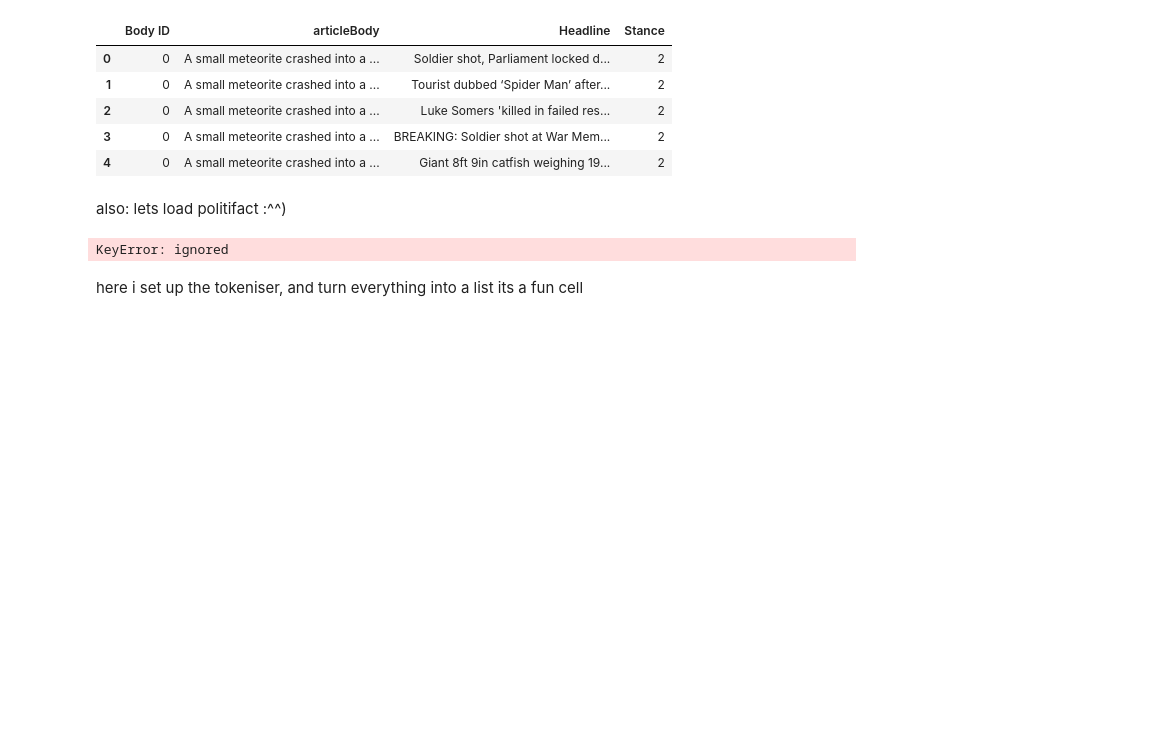
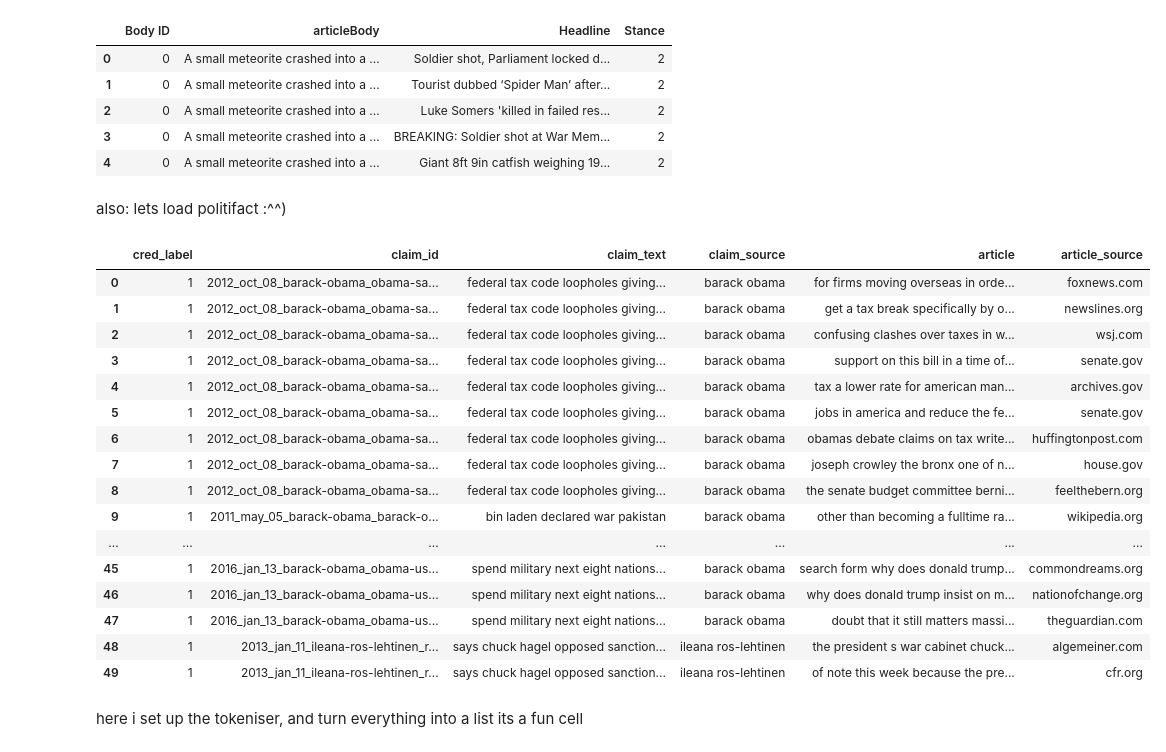
Before and after one commit to PiotrusWatson/level4project, a Jupyter notebook: data/ipynbs/textual_entailment_snli.ipynb, the cells around one changed output. Saved outputs shown, nothing was run; the diff lists cells and outputs as text; code cells hidden in the pictures; blank space fills up the shorter version.

Commit message:
fixed snopes maybe

```diff
--- a/data/ipynbs/textual_entailment_snli.ipynb
+++ b/data/ipynbs/textual_entailment_snli.ipynb
@@ -178,42 +178,56 @@ also: lets load politifact :^^)
 # %%
 facts = pd.read_csv('./PolitiFact/politifact.tsv', delimiter = '\t', names = ['cred_label','claim_id','claim_text','claim_source','article','article_source'])
 facts.head(50)
 snopes = pd.read_csv("./Snopes/snopes.tsv", delimiter= "\t", names=['cred_label','claim_id','claim_text','article','article_source'])
 politi_mapping = {"True": 1, "Half-True": 1, "Mostly True": 1, "Mostly False": 0, "False": 0, "Pants on Fire!": 0}
 snopes_mapping = {"true": 1, "half-true": 1, "mostly true": 1, "mostly false": 0, "false": 0, "pants on fire!": 0}
 
-def slice_snopes(claims, claim_id):
-  print(claims.shape)
-  true_claims = claims[claim_id == 1]
-  false_claims = claims[claim_id == 0]
-  print(len(true_claims))
-  print(len(false_claims))
-  return np.random.shuffle(np.hstack([true_claims, false_claims]))
+def slice_snopes(unique):
+  true_claims = unique[unique["cred_label"] == 1]
+  false_claims = unique[unique["cred_label"] == 0]
+  false_claims = false_claims.head(int(len(false_claims)/3))
+  return pd.concat([true_claims, false_claims]).sample(frac=1)
 
 
 def preprocess_fact_data(facts, mapping, slice_function=None):
 
   facts = facts.replace({"cred_label": mapping})
-  unique_claims = facts["claim_id"].unique()
-  unique_creds = facts[facts["claim_id"].index.unique()]["cred_label"]
+  unique = facts.drop_duplicates("claim_id")
   if (slice_function):
-    unique_claims = slice_function(unique_claims, unique_creds)
+    unique = slice_function(unique)
 
 #splitting the claims
-  train_claims, test_claims = train_test_split(unique_claims, test_size=0.2, random_state=8)
+  train_unique, test_unique = train_test_split(unique, test_size=0.2, random_state=8)
 
 
 
 #recreating dataset
-  test_facts = facts[facts["claim_id"].isin(test_claims)]
-  train_facts = facts[facts["claim_id"].isin(train_claims)]
-
+  test_facts = facts[facts["claim_id"].isin(test_unique["claim_id"])]
+  train_facts = facts[facts["claim_id"].isin(train_unique["claim_id"])]
   return train_facts, test_facts
 #get unique claims to divide dataset cleanly
 train_facts, test_facts = preprocess_fact_data(facts, politi_mapping)
 train_snopes, test_snopes = preprocess_fact_data(snopes, snopes_mapping, slice_snopes)
+
+train_facts.head(50)
 # %% [output]
-KeyError: ignored
+|  | cred_label | claim_id | claim_text | claim_source | article | article_source |
+| 0 | 1 | 2012_oct_08_barack-obama_obama-sa... | federal tax code loopholes giving... | barack obama | for firms moving overseas in orde... | foxnews.com |
+| 1 | 1 | 2012_oct_08_barack-obama_obama-sa... | federal tax code loopholes giving... | barack obama | get a tax break specifically by o... | newslines.org |
+| 2 | 1 | 2012_oct_08_barack-obama_obama-sa... | federal tax code loopholes giving... | barack obama | confusing clashes over taxes in w... | wsj.com |
+| 3 | 1 | 2012_oct_08_barack-obama_obama-sa... | federal tax code loopholes giving... | barack obama | support on this bill in a time of... | senate.gov |
+| 4 | 1 | 2012_oct_08_barack-obama_obama-sa... | federal tax code loopholes giving... | barack obama | tax a lower rate for american man... | archives.gov |
+| 5 | 1 | 2012_oct_08_barack-obama_obama-sa... | federal tax code loopholes giving... | barack obama | jobs in america and reduce the fe... | senate.gov |
+| 6 | 1 | 2012_oct_08_barack-obama_obama-sa... | federal tax code loopholes giving... | barack obama | obamas debate claims on tax write... | huffingtonpost.com |
+| 7 | 1 | 2012_oct_08_barack-obama_obama-sa... | federal tax code loopholes giving... | barack obama | joseph crowley the bronx one of n... | house.gov |
+| 8 | 1 | 2012_oct_08_barack-obama_obama-sa... | federal tax code loopholes giving... | barack obama | the senate budget committee berni... | feelthebern.org |
+| 9 | 1 | 2011_may_05_barack-obama_barack-o... | bin laden declared war pakistan | barack obama | other than becoming a fulltime ra... | wikipedia.org |
+| ... | ... | ... | ... | ... | ... | ... |
+| 45 | 1 | 2016_jan_13_barack-obama_obama-us... | spend military next eight nations... | barack obama | search form why does donald trump... | commondreams.org |
+| 46 | 1 | 2016_jan_13_barack-obama_obama-us... | spend military next eight nations... | barack obama | why does donald trump insist on m... | nationofchange.org |
+| 47 | 1 | 2016_jan_13_barack-obama_obama-us... | spend military next eight nations... | barack obama | doubt that it still matters massi... | theguardian.com |
+| 48 | 1 | 2013_jan_11_ileana-ros-lehtinen_r... | says chuck hagel opposed sanction... | ileana ros-lehtinen | the president s war cabinet chuck... | algemeiner.com |
+| 49 | 1 | 2013_jan_11_ileana-ros-lehtinen_r... | says chuck hagel opposed sanction... | ileana ros-lehtinen | of note this week because the pre... | cfr.org |
 # %%
 def convert_to_lists(names_to_lists):
   for key in names_to_lists:
```
Also changed, not shown: parts of 8 cells of this notebook.
